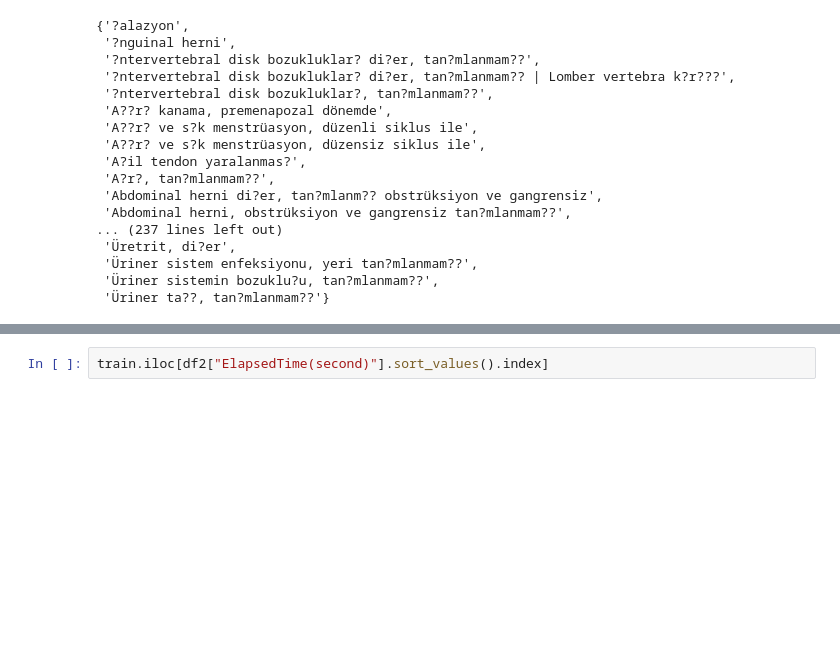
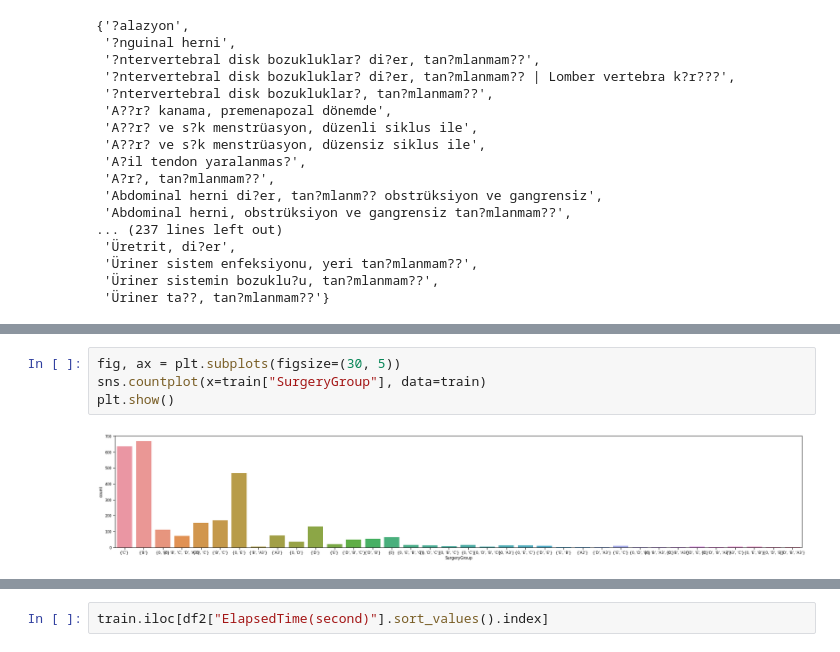
Before and after one commit to furkaneneseren/Datathon-Borda, a Jupyter notebook: surgery-datathon.ipynb, the cells around one changed output, grey strips where cells are left out. Saved outputs shown, nothing was run; the diff lists cells and outputs as text; blank space fills up the shorter version.

```diff
--- a/surgery-datathon.ipynb
+++ b/surgery-datathon.ipynb
@@ -328,0 +374,6 @@ df2
+# %%
+fig, ax = plt.subplots(figsize=(30, 5))
+sns.countplot(x=train["SurgeryGroup"], data=train)
+plt.show()
+# %% [output]
+[figure, added]
```
Also changed, not shown: parts of 19 cells of this notebook.
